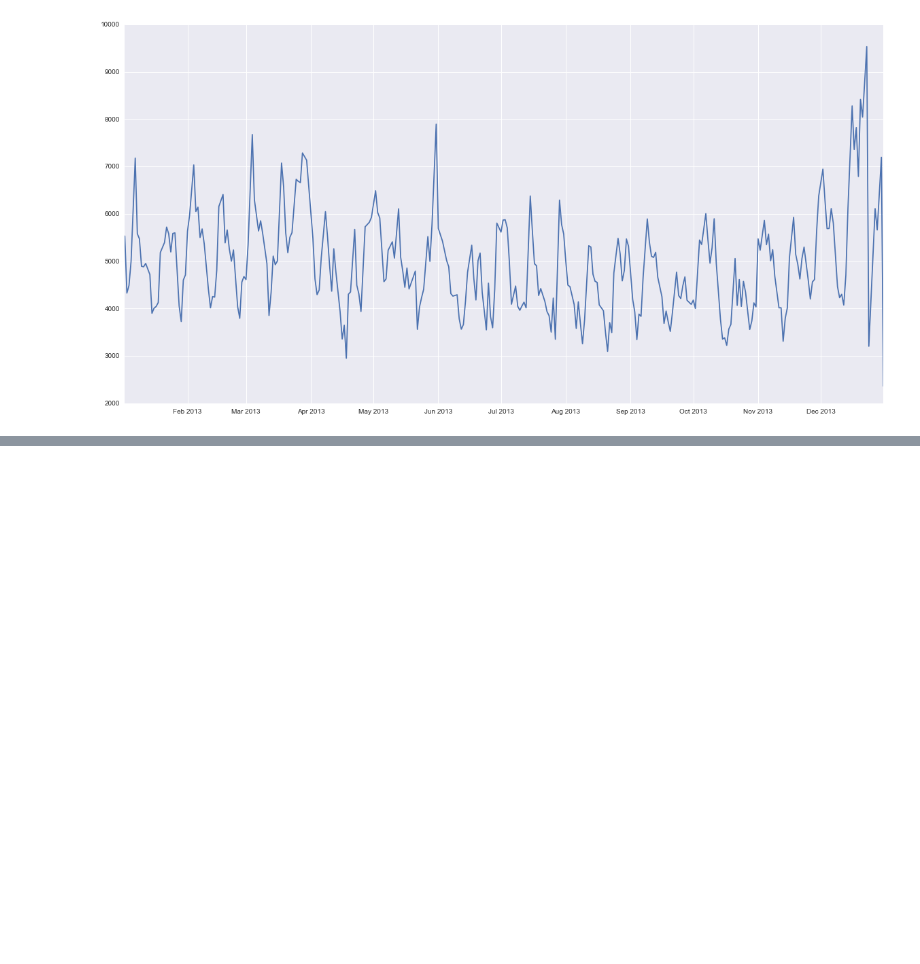
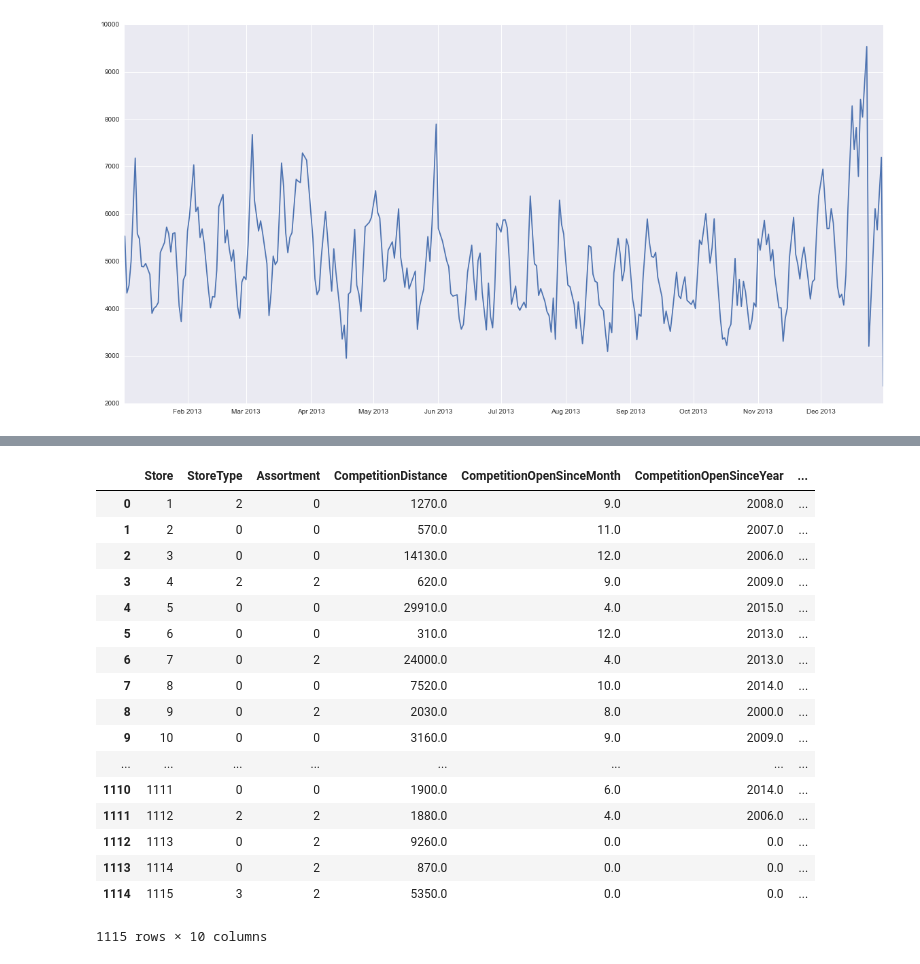
Before and after one commit to chenjennhaur/machinelearning, a Jupyter notebook: rossmann.ipynb, the cells around one changed output, grey strips where cells are left out. Saved outputs shown, nothing was run; the diff lists cells and outputs as text; code cells hidden in the pictures; blank space fills up the shorter version.

```diff
--- a/rossmann.ipynb
+++ b/rossmann.ipynb
@@ -132,0 +159,28 @@ sb.tsplot(criteria)
+# %%
+dstore['StoreType'] = dstore['StoreType'].astype('category').cat.codes
+dstore['Assortment'] = dstore['Assortment'].astype('category').cat.codes
+# %%
+# dstore['CompetitionOpenSinceMonth'] = dstore['CompetitionOpenSinceMonth'].fillna(0)
+# dstore['CompetitionOpenSinceYear'] = dstore['CompetitionOpenSinceYear'].fillna(0)
+# dstore['Promo2SinceWeek'] = dstore['Promo2SinceWeek'].fillna(0)
+# dstore['Promo2SinceYear'] = dstore['Promo2SinceYear'].fillna(0)
+dstore['PromoInterval'] = dstore['PromoInterval'].fillna(0)
+# %% [output]
+|  | Store | StoreType | Assortment | CompetitionDistance | CompetitionOpenSinceMonth | CompetitionOpenSinceYear | ... |
+| 0 | 1 | 2 | 0 | 1270.0 | 9.0 | 2008.0 | ... |
+| 1 | 2 | 0 | 0 | 570.0 | 11.0 | 2007.0 | ... |
+| 2 | 3 | 0 | 0 | 14130.0 | 12.0 | 2006.0 | ... |
+| 3 | 4 | 2 | 2 | 620.0 | 9.0 | 2009.0 | ... |
+| 4 | 5 | 0 | 0 | 29910.0 | 4.0 | 2015.0 | ... |
+| 5 | 6 | 0 | 0 | 310.0 | 12.0 | 2013.0 | ... |
+| 6 | 7 | 0 | 2 | 24000.0 | 4.0 | 2013.0 | ... |
+| 7 | 8 | 0 | 0 | 7520.0 | 10.0 | 2014.0 | ... |
+| 8 | 9 | 0 | 2 | 2030.0 | 8.0 | 2000.0 | ... |
+| 9 | 10 | 0 | 0 | 3160.0 | 9.0 | 2009.0 | ... |
+| ... | ... | ... | ... | ... | ... | ... | ... |
+| 1110 | 1111 | 0 | 0 | 1900.0 | 6.0 | 2014.0 | ... |
+| 1111 | 1112 | 2 | 2 | 1880.0 | 4.0 | 2006.0 | ... |
+| 1112 | 1113 | 0 | 2 | 9260.0 | 0.0 | 0.0 | ... |
+| 1113 | 1114 | 0 | 2 | 870.0 | 0.0 | 0.0 | ... |
+| 1114 | 1115 | 3 | 2 | 5350.0 | 0.0 | 0.0 | ... |
+1115 rows × 10 columns
```
Also changed, not shown: parts of 18 cells of this notebook.
